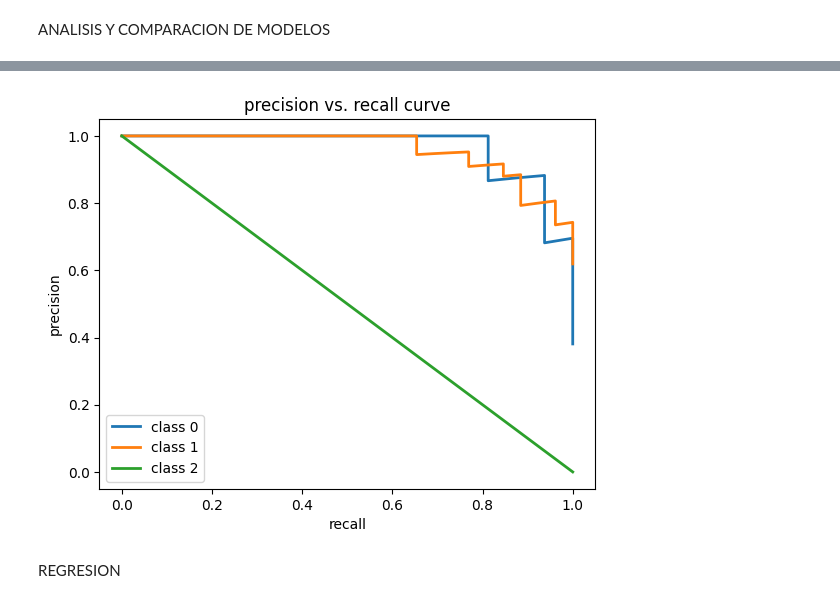
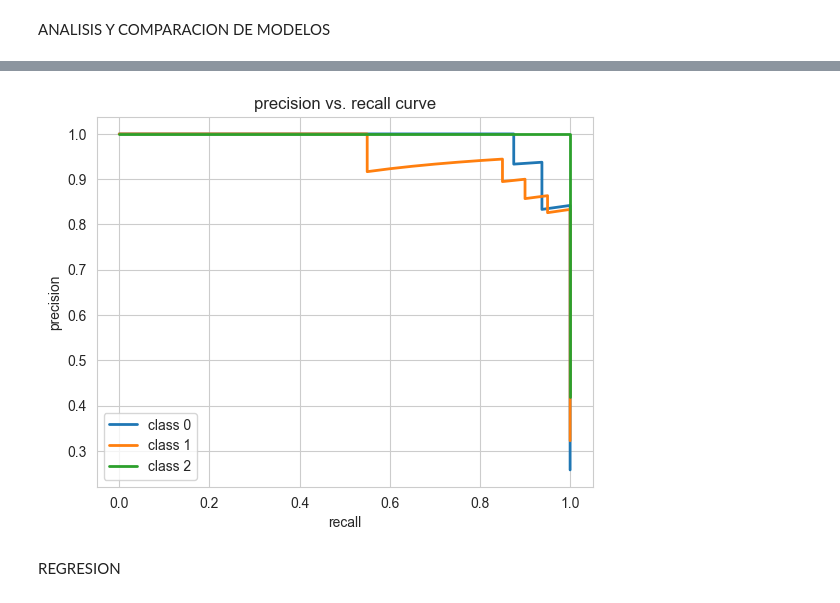
Before and after one commit to oscariolo/FinalMachineLearning, a Jupyter notebook: source/models/classification.ipynb, the cells around one changed output, grey strips where cells are left out. Cells and saved outputs as stored; diff of their text form; code cells hidden in the pictures.

Commit message:
added SVC with best weights and parameters when classes are not balanced

```diff
--- a/source/models/classification.ipynb
+++ b/source/models/classification.ipynb
@@ -385,0 +407,19 @@ Confusion Matrix:
+# %%
+#WEIGHING CLASSES
+from sklearn.model_selection import GridSearchCV, StratifiedKFold
+svm = SVC(probability=True)
+
+weights = np.linspace(0.0,0.99,200)
+param_grid = {'class_weight': [{0:x, 1:1.0-x} for x in weights]}
+#Fitting grid search to the train data with 5 folds
+gridsearch_csv_results = parameter_tunning(svm, param_grid, method="grid")
+
+#Ploting the score for different values of weight
+sns.set_style('whitegrid')
+plt.figure(figsize=(12,8))
+weigh_data = pd.DataFrame({ 'score': gridsearch_csv_results['mean_test_score'], 'weight': (1- weights)})
+sns.lineplot(data=weigh_data, y='score', x='weight')
+plt.xlabel('Weight for class 1')
+plt.ylabel('F1 score')
+plt.xticks([round(i/10,1) for i in range(0,11,1)])
+plt.title('Scoring for different class weights', fontsize=24)
@@ -386,16 +451,18 @@ Confusion Matrix:
 # %%
-y = df["label"]
-n_classes = len(set(y))
-Y = label_binarize(y, classes=[0, 1, 2])
+#Testing model with best hyperparameters and weights or smote
+model = SVC(C=100, degree=2, gamma=0.03, kernel="rbf",probability=True,class_weight={0: 0.5223618090452261, 1:0.4776381909547739}) #model without smote and applying weights
+#model = SVC(C=100, degree=2, gamma=0.09, kernel="rbf",probability=True) #model with smote
+n_classes = 3
+Y = label_binarize(Y, classes=[0, 1, 2])
 X_train, X_test, y_train, y_test = train_test_split(X,
                                                     Y,
                                                     random_state = 42)
-clf = OneVsRestClassifier(svm)
+clf = OneVsRestClassifier(model)
 clf.fit(X_train, y_train)
 y_score = clf.predict_proba(X_test)
 graph_precision_recall_curve(y_test, y_score, n_classes)
 # %% [output]
-[figure, old version]
+[figure, new version]
 # %% [markdown]
 REGRESION
 # %%
```
Also changed, not shown: parts of 10 cells of this notebook.
